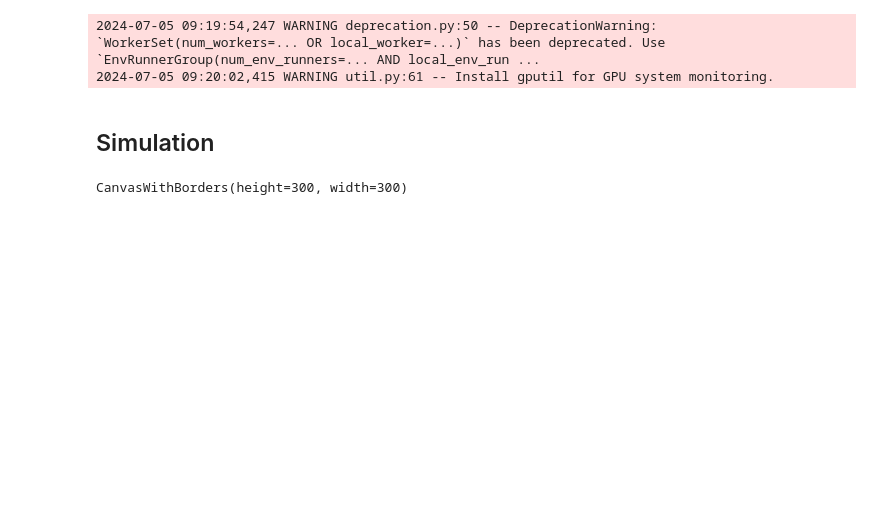
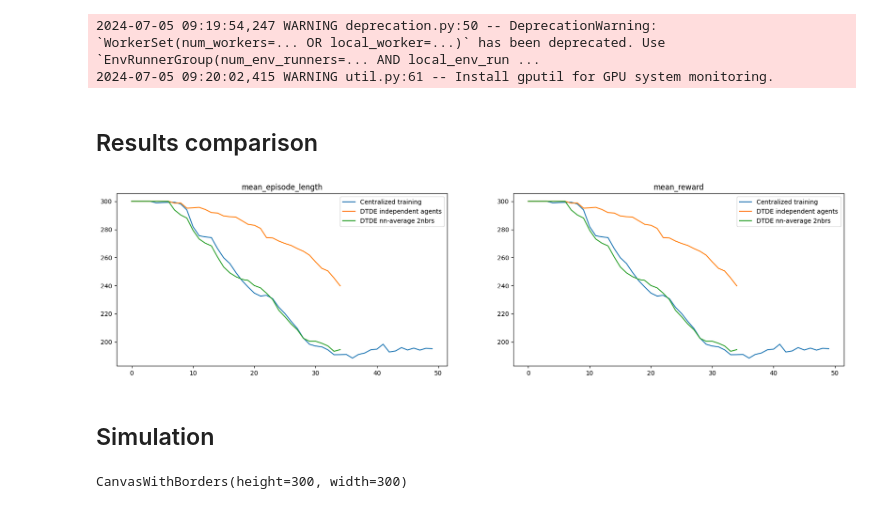
Before and after one commit to NicoloMalucelli/neighbor-based_MARL, a Jupyter notebook: DTDE/collect_the_items_v3.ipynb, the cells around one changed output. Drawn from its saved outputs; the diff is of its cells as text; code cells hidden in the pictures; blank space fills up the shorter version.

```diff
--- a/DTDE/collect_the_items_v3.ipynb
+++ b/DTDE/collect_the_items_v3.ipynb
@@ -521,6 +561,15 @@ metrics = load_json_as_dict(f"metrics/{algo_name}")
 # %% [output]
 2024-07-05 09:19:54,247 WARNING deprecation.py:50 -- DeprecationWarning: `WorkerSet(num_workers=... OR local_worker=...)` has been deprecated. Use `EnvRunnerGroup(num_env_runners=... AND local_env_run ...
 2024-07-05 09:20:02,415 WARNING util.py:61 -- Install gputil for GPU system monitoring.
+# %% [markdown]
+## Results comparison
+# %%
+compare_metrics({"Centralized training": load_json_as_dict("../CTDE/metrics/collect_the_items?algo=DQN&method=CTDE_v3"),
+                "DTDE independent agents": load_json_as_dict("metrics/collect_the_items?algo=DQN&method=DTDE_v1"),
+                "DTDE nn-average 2nbrs": load_json_as_dict("metrics/collect_the_items?algo=DQN&method=DTDE[01]_v1")},
+                "mean_episode_length", "mean_reward")
+# %% [output]
+[figure, added]
 # %% [markdown]
 ## Simulation
 # %%
```
Also changed, not shown: parts of 11 cells of this notebook, 30 other files.
